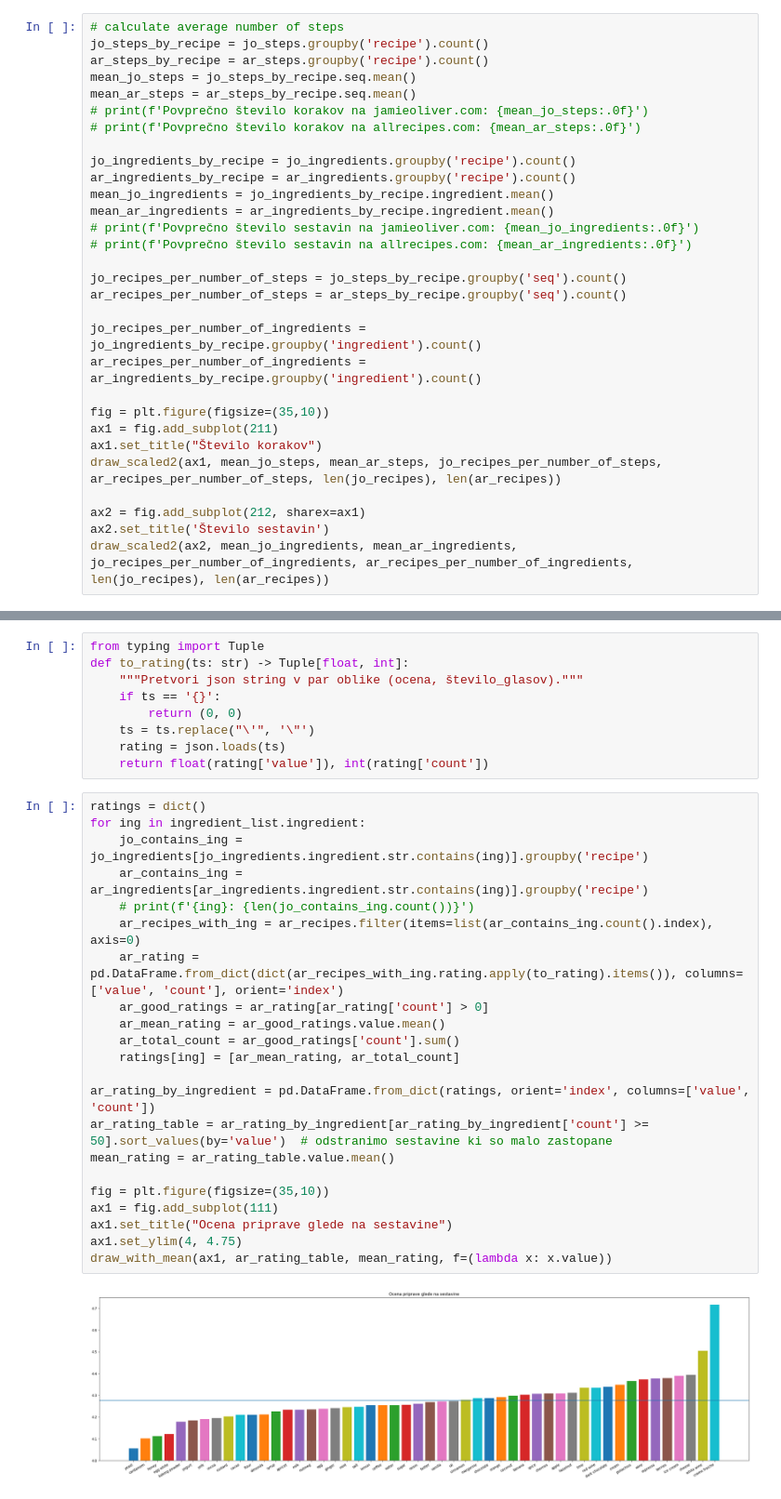
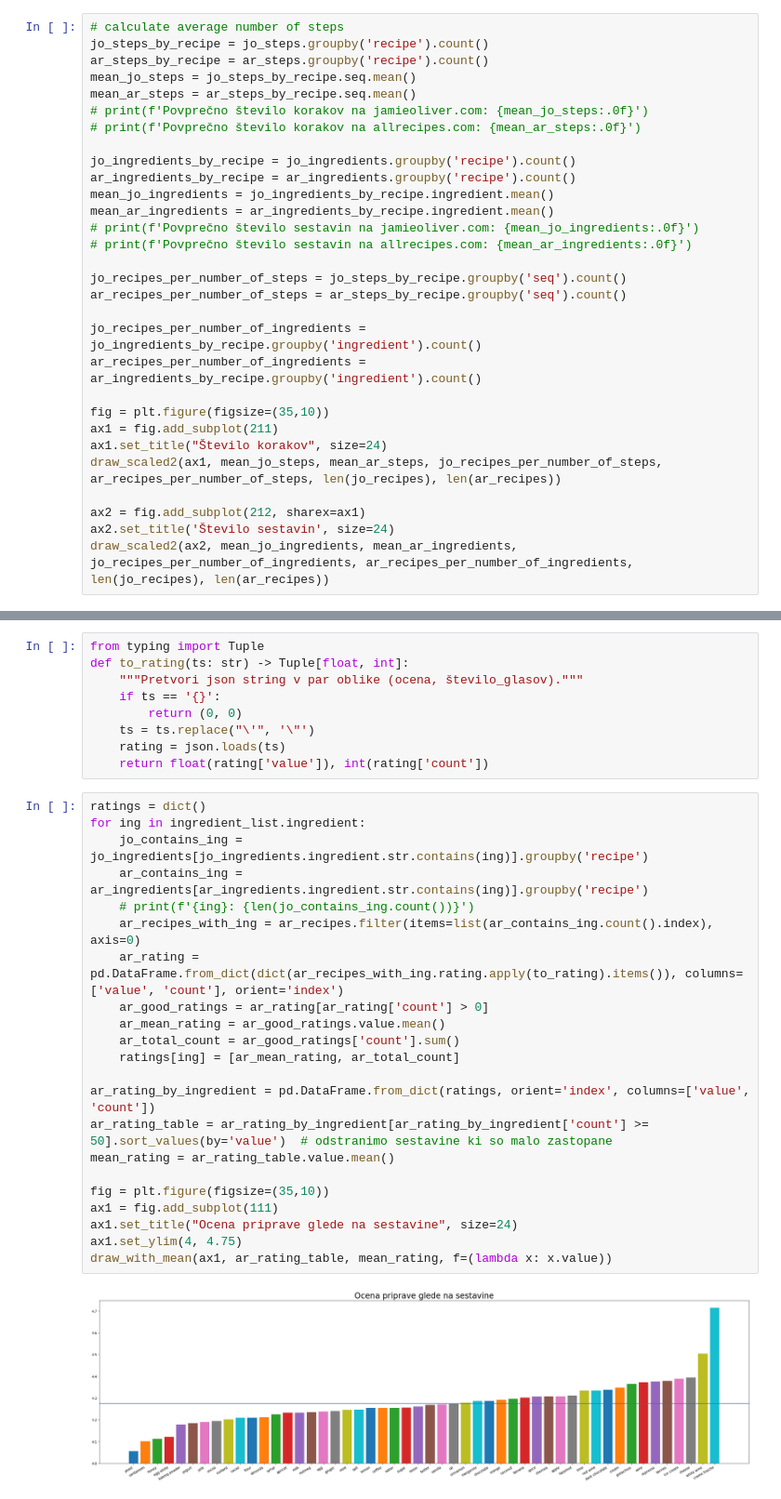
Before and after one commit to StrahR/analiza-sladic, a Jupyter notebook: analiza-sladic.ipynb, the cells around one changed output, grey strips where cells are left out. Shown at 93% size. Cells and saved outputs as stored; diff of their text form.

```diff
--- a/analiza-sladic.ipynb
+++ b/analiza-sladic.ipynb
@@ -63,10 +63,10 @@ ar_recipes_per_number_of_ingredients = ar_ingredients_by_recipe.groupby('ingredi
 
 fig = plt.figure(figsize=(35,10))
 ax1 = fig.add_subplot(211)
-ax1.set_title("Število korakov")
+ax1.set_title("Število korakov", size=24)
 draw_scaled2(ax1, mean_jo_steps, mean_ar_steps, jo_recipes_per_number_of_steps, ar_recipes_per_number_of_steps, len(jo_recipes), len(ar_recipes))
 
 ax2 = fig.add_subplot(212, sharex=ax1)
-ax2.set_title('Število sestavin')
+ax2.set_title('Število sestavin', size=24)
 draw_scaled2(ax2, mean_jo_ingredients, mean_ar_ingredients, jo_recipes_per_number_of_ingredients, ar_recipes_per_number_of_ingredients, len(jo_recipes), len(ar_recipes))
 # %% [output]
@@ -195,25 +208,25 @@ def to_rating(ts: str) -> Tuple[float, int]:
 # %%
 ratings = dict()
 for ing in ingredient_list.ingredient:
     jo_contains_ing = jo_ingredients[jo_ingredients.ingredient.str.contains(ing)].groupby('recipe')
     ar_contains_ing = ar_ingredients[ar_ingredients.ingredient.str.contains(ing)].groupby('recipe')
     # print(f'{ing}: {len(jo_contains_ing.count())}')
     ar_recipes_with_ing = ar_recipes.filter(items=list(ar_contains_ing.count().index), axis=0)
     ar_rating = pd.DataFrame.from_dict(dict(ar_recipes_with_ing.rating.apply(to_rating).items()), columns=['value', 'count'], orient='index')
     ar_good_ratings = ar_rating[ar_rating['count'] > 0]
     ar_mean_rating = ar_good_ratings.value.mean()
     ar_total_count = ar_good_ratings['count'].sum()
     ratings[ing] = [ar_mean_rating, ar_total_count]
 
 ar_rating_by_ingredient = pd.DataFrame.from_dict(ratings, orient='index', columns=['value', 'count'])
 ar_rating_table = ar_rating_by_ingredient[ar_rating_by_ingredient['count'] >= 50].sort_values(by='value')  # odstranimo sestavine ki so malo zastopane
 mean_rating = ar_rating_table.value.mean()
 
 fig = plt.figure(figsize=(35,10))
 ax1 = fig.add_subplot(111)
-ax1.set_title("Ocena priprave glede na sestavine")
+ax1.set_title("Ocena priprave glede na sestavine", size=24)
 ax1.set_ylim(4, 4.75)
 draw_with_mean(ax1, ar_rating_table, mean_rating, f=(lambda x: x.value))
 # %% [output]
-[figure, old version]
+[figure, new version]
 # %% [markdown]
```
Also changed, not shown: parts of 10 cells of this notebook.
